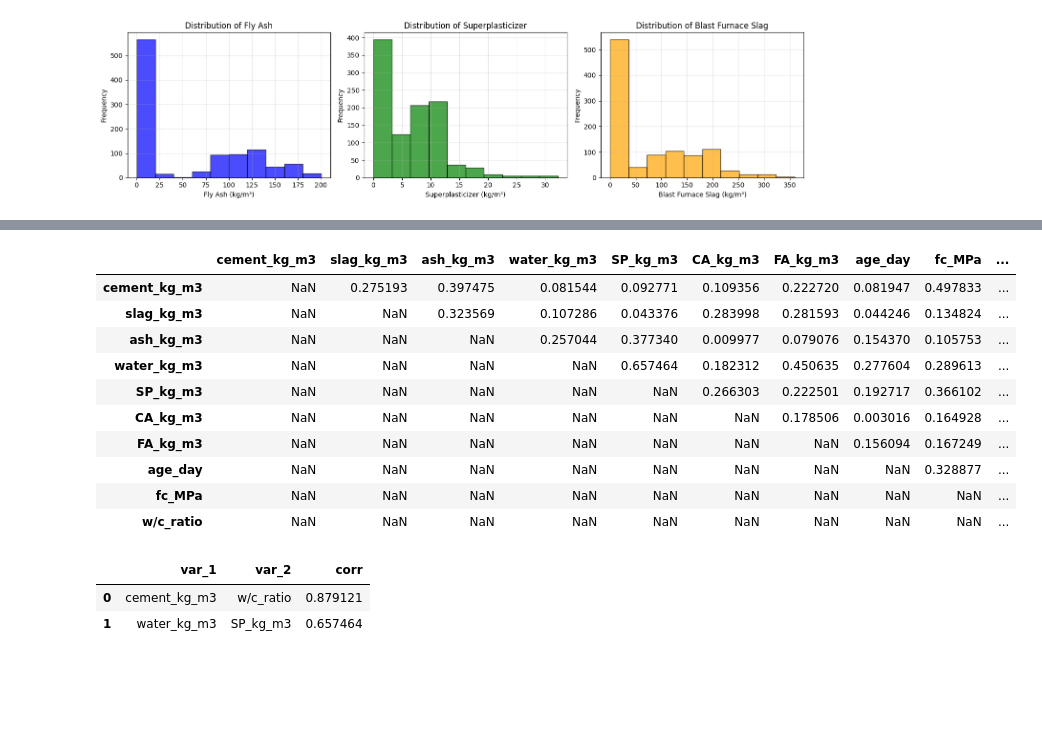
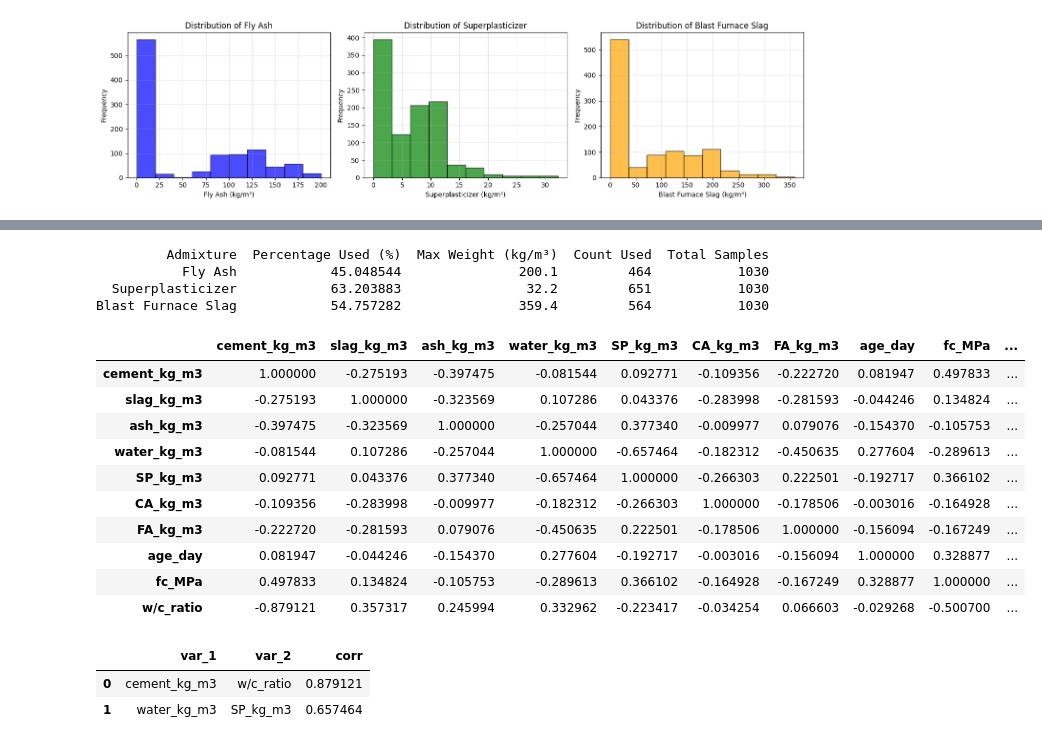
Before and after one commit to wxb-sly/aice-2026-bc, a Jupyter notebook: notebooks/GP_concrete.ipynb, the cells around one changed output, grey strips where cells are left out. Cells and saved outputs as stored; diff of their text form; code cells hidden in the pictures; blank space fills up the shorter version.

Commit message:
Feat: ans on questions on analysis on concr data

```diff
--- a/notebooks/GP_concrete.ipynb
+++ b/notebooks/GP_concrete.ipynb
@@ -139,42 +147,75 @@ plt.show()
+# %%
+# answer the questions about admixtures
+
+admixtures = {
+    'Fly Ash': 'ash_kg_m3',
+    'Superplasticizer': 'SP_kg_m3',
+    'Blast Furnace Slag': 'slag_kg_m3'
+}
+
+columns = list(admixtures.values())
+names = list(admixtures.keys())
+
+# Calculate in one pass
+percentages = (df[columns] > 0).sum() / len(df) * 100
+max_when_used = df[columns].apply(lambda col: col[col > 0].max())
+counts_used = (df[columns] > 0).sum()
+
+# Build results DataFrame
+results = pd.DataFrame({
+    'Admixture': names,
+    'Percentage Used (%)': percentages.values,
+    'Max Weight (kg/m³)': max_when_used.values,
+    'Count Used': counts_used.values,
+    'Total Samples': len(df)
+})
+
+print(results.to_string(index=False))
+# %% [output]
+         Admixture  Percentage Used (%)  Max Weight (kg/m³)  Count Used  Total Samples
+           Fly Ash            45.048544               200.1         464           1030
+  Superplasticizer            63.203883                32.2         651           1030
+Blast Furnace Slag            54.757282               359.4         564           1030
 # %%
 #todo
 #Calculate the correlation matrix and identify highly correlated columns.
 
 # for numeric values only, answers when one variable trends, what happens to other
 
 # if data closely correlated (linear), we wont take for ml train, cuz trend is same
 # using .corr (pd) df_col1.corr(df_col2)
 # big man ting idea to show corr in title of chart
 
 corr_pearson = df.corr(numeric_only=True, method='pearson')
 corr_spearman = df.corr(numeric_only=True, method='spearman')
 
 #corr_pearson  # its default, linear trends
 #corr_spearman # trend curved but monotonic
 
 
 # triu is convention, stack() ma no problems and k=1, for tril use k =-1
 # k=1 means start above the diagonal cuz we want to remove self corr as well
 # becomes an array of 0s and 1s (above D), mask them as true or false
 # corr_pear.where(mask) -> keeps value for true, others replaced by NaN
 #upper = corr_pearson.where(np.triu(np.ones(corr_pearson.shape), k=1).astype(bool))
 
 abs_corr = corr_pearson.abs()
 upper = abs_corr.where(np.triu(np.ones(abs_corr.shape), k=1).astype(bool))
 # abs cuz we want to see the strong links only together
-upper
+#upper
+corr_pearson
 # %% [output]
 |  | cement_kg_m3 | slag_kg_m3 | ash_kg_m3 | water_kg_m3 | SP_kg_m3 | CA_kg_m3 | FA_kg_m3 | age_day | fc_MPa | ... |
-| cement_kg_m3 | NaN | 0.275193 | 0.397475 | 0.081544 | 0.092771 | 0.109356 | 0.222720 | 0.081947 | 0.497833 | ... |
-| slag_kg_m3 | NaN | NaN | 0.323569 | 0.107286 | 0.043376 | 0.283998 | 0.281593 | 0.044246 | 0.134824 | ... |
-| ash_kg_m3 | NaN | NaN | NaN | 0.257044 | 0.377340 | 0.009977 | 0.079076 | 0.154370 | 0.105753 | ... |
-| water_kg_m3 | NaN | NaN | NaN | NaN | 0.657464 | 0.182312 | 0.450635 | 0.277604 | 0.289613 | ... |
-| SP_kg_m3 | NaN | NaN | NaN | NaN | NaN | 0.266303 | 0.222501 | 0.192717 | 0.366102 | ... |
-| CA_kg_m3 | NaN | NaN | NaN | NaN | NaN | NaN | 0.178506 | 0.003016 | 0.164928 | ... |
-| FA_kg_m3 | NaN | NaN | NaN | NaN | NaN | NaN | NaN | 0.156094 | 0.167249 | ... |
-| age_day | NaN | NaN | NaN | NaN | NaN | NaN | NaN | NaN | 0.328877 | ... |
-| fc_MPa | NaN | NaN | NaN | NaN | NaN | NaN | NaN | NaN | NaN | ... |
-| w/c_ratio | NaN | NaN | NaN | NaN | NaN | NaN | NaN | NaN | NaN | ... |
+| cement_kg_m3 | 1.000000 | -0.275193 | -0.397475 | -0.081544 | 0.092771 | -0.109356 | -0.222720 | 0.081947 | 0.497833 | ... |
+| slag_kg_m3 | -0.275193 | 1.000000 | -0.323569 | 0.107286 | 0.043376 | -0.283998 | -0.281593 | -0.044246 | 0.134824 | ... |
+| ash_kg_m3 | -0.397475 | -0.323569 | 1.000000 | -0.257044 | 0.377340 | -0.009977 | 0.079076 | -0.154370 | -0.105753 | ... |
+| water_kg_m3 | -0.081544 | 0.107286 | -0.257044 | 1.000000 | -0.657464 | -0.182312 | -0.450635 | 0.277604 | -0.289613 | ... |
+| SP_kg_m3 | 0.092771 | 0.043376 | 0.377340 | -0.657464 | 1.000000 | -0.266303 | 0.222501 | -0.192717 | 0.366102 | ... |
+| CA_kg_m3 | -0.109356 | -0.283998 | -0.009977 | -0.182312 | -0.266303 | 1.000000 | -0.178506 | -0.003016 | -0.164928 | ... |
+| FA_kg_m3 | -0.222720 | -0.281593 | 0.079076 | -0.450635 | 0.222501 | -0.178506 | 1.000000 | -0.156094 | -0.167249 | ... |
+| age_day | 0.081947 | -0.044246 | -0.154370 | 0.277604 | -0.192717 | -0.003016 | -0.156094 | 1.000000 | 0.328877 | ... |
+| fc_MPa | 0.497833 | 0.134824 | -0.105753 | -0.289613 | 0.366102 | -0.164928 | -0.167249 | 0.328877 | 1.000000 | ... |
+| w/c_ratio | -0.879121 | 0.357317 | 0.245994 | 0.332962 | -0.223417 | -0.034254 | 0.066603 | -0.029268 | -0.500700 | ... |
 # %%
 # list strong pairs
 threshold = 0.65
```
Also changed, not shown: parts of 4 cells of this notebook.
